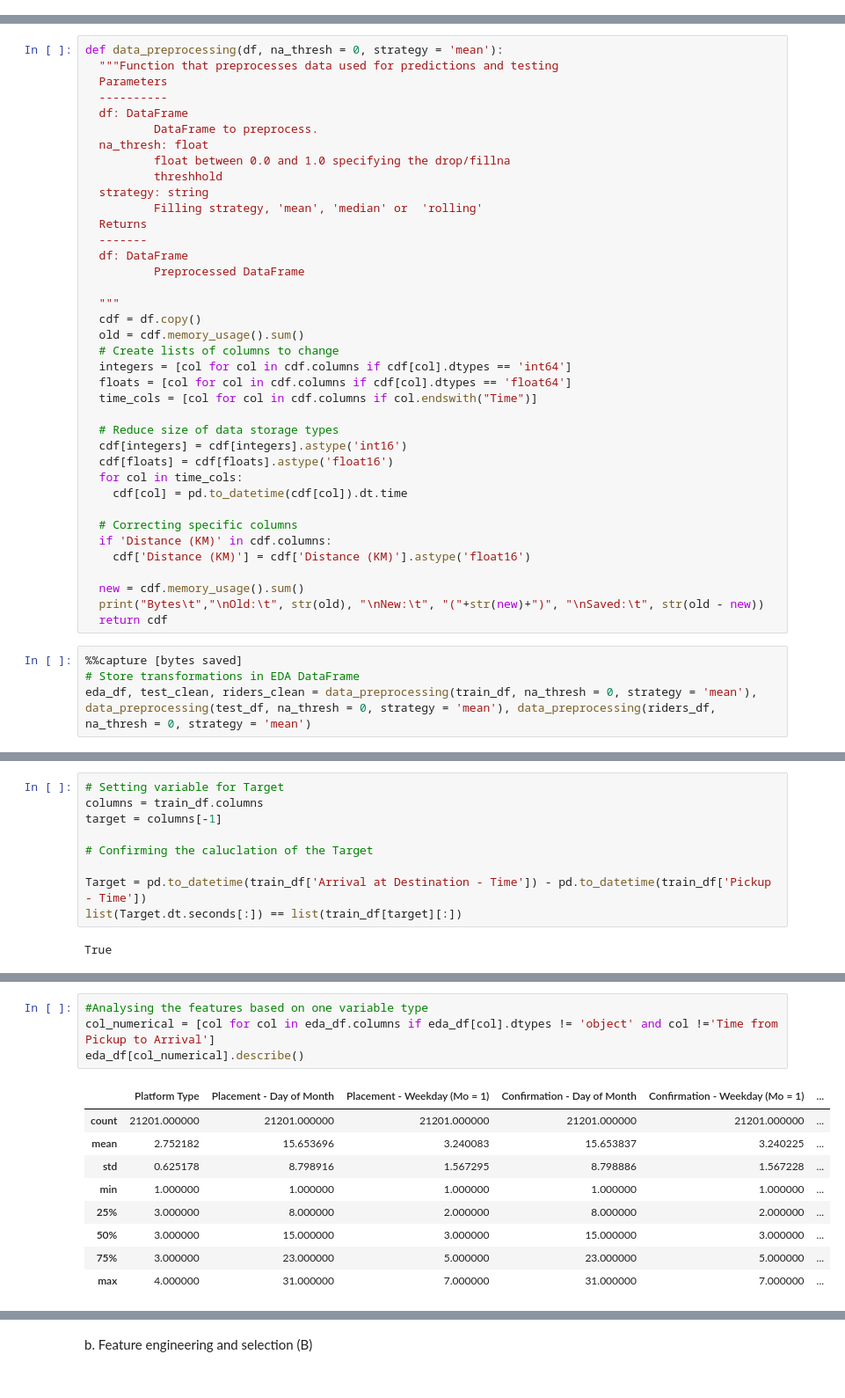
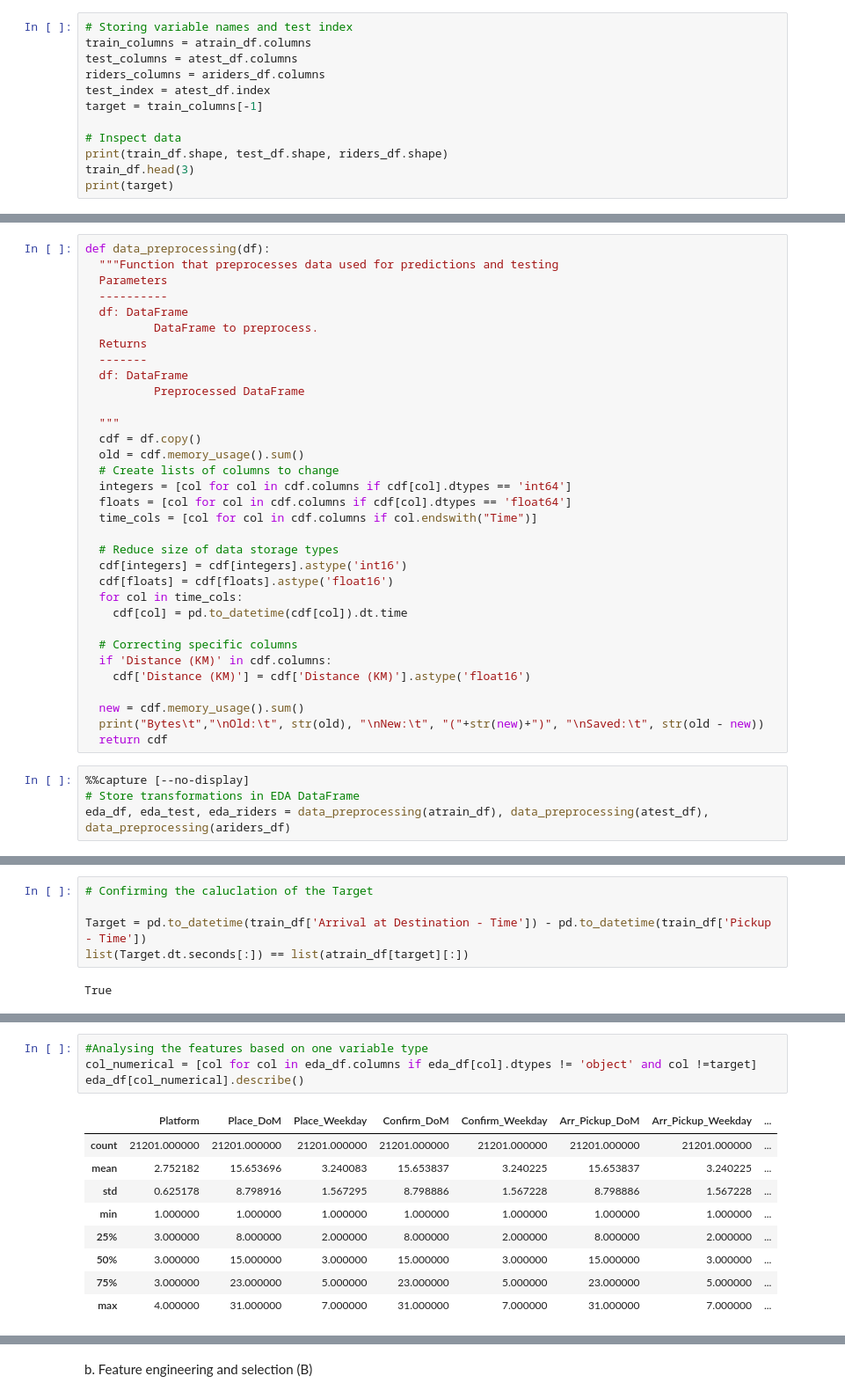
Before and after one commit to Dominic-byte/Team-13-Regression-Predict, a Jupyter notebook: Sendy_regressor.ipynb, the cells around one changed output, grey strips where cells are left out. Shown: that part at 88% size. Saved outputs shown, nothing was run; the diff lists cells and outputs as text.

```diff
--- a/Sendy_regressor.ipynb
+++ b/Sendy_regressor.ipynb
@@ -99,0 +140,12 @@ pd.options.display.max_colwidth = 50
+# %%
+# Storing variable names and test index
+train_columns = atrain_df.columns
+test_columns = atest_df.columns
+riders_columns = ariders_df.columns
+test_index = atest_df.index
+target = train_columns[-1]
+
+# Inspect data
+print(train_df.shape, test_df.shape, riders_df.shape)
+train_df.head(3)
+print(target)
@@ -190,15 +246,10 @@ memory usage: 5.3+ MB
 # %%
-def data_preprocessing(df, na_thresh = 0, strategy = 'mean'):
+def data_preprocessing(df):
   """Function that preprocesses data used for predictions and testing
   Parameters
   ----------
   df: DataFrame
           DataFrame to preprocess.
-  na_thresh: float
-          float between 0.0 and 1.0 specifying the drop/fillna
-          threshhold
-  strategy: string
-          Filling strategy, 'mean', 'median' or  'rolling'
   Returns
   -------
   df: DataFrame
@@ -226,6 +277,6 @@ def data_preprocessing(df, na_thresh = 0, strategy = 'mean'):
   print("Bytes\t","\nOld:\t", str(old), "\nNew:\t", "("+str(new)+")", "\nSaved:\t", str(old - new))
   return cdf
 # %%
-%%capture [bytes saved]
+%%capture [--no-display]
 # Store transformations in EDA DataFrame
-eda_df, test_clean, riders_clean = data_preprocessing(train_df, na_thresh = 0, strategy = 'mean'), data_preprocessing(test_df, na_thresh = 0, strategy = 'mean'), data_preprocessing(riders_df, na_thresh = 0, strategy = 'mean')
+eda_df, eda_test, eda_riders = data_preprocessing(atrain_df), data_preprocessing(atest_df), data_preprocessing(ariders_df)
@@ -240,12 +289,8 @@ a. Exploratory data analysis
 # %%
-# Setting variable for Target
-columns = train_df.columns
-target = columns[-1]
-
 # Confirming the caluclation of the Target
 
 Target = pd.to_datetime(train_df['Arrival at Destination - Time']) - pd.to_datetime(train_df['Pickup - Time'])
-list(Target.dt.seconds[:]) == list(train_df[target][:])
+list(Target.dt.seconds[:]) == list(atrain_df[target][:])
 # %% [output]
 True
 # %%
@@ -287,16 +322,16 @@ quick notes
 # %%
 #Analysing the features based on one variable type
-col_numerical = [col for col in eda_df.columns if eda_df[col].dtypes != 'object' and col !='Time from Pickup to Arrival']
+col_numerical = [col for col in eda_df.columns if eda_df[col].dtypes != 'object' and col !=target]
 eda_df[col_numerical].describe()
 # %% [output]
-|  | Platform Type | Placement - Day of Month | Placement - Weekday (Mo = 1) | Confirmation - Day of Month | Confirmation - Weekday (Mo = 1) | ... |
-| count | 21201.000000 | 21201.000000 | 21201.000000 | 21201.000000 | 21201.000000 | ... |
-| mean | 2.752182 | 15.653696 | 3.240083 | 15.653837 | 3.240225 | ... |
-| std | 0.625178 | 8.798916 | 1.567295 | 8.798886 | 1.567228 | ... |
-| min | 1.000000 | 1.000000 | 1.000000 | 1.000000 | 1.000000 | ... |
-| 25% | 3.000000 | 8.000000 | 2.000000 | 8.000000 | 2.000000 | ... |
-| 50% | 3.000000 | 15.000000 | 3.000000 | 15.000000 | 3.000000 | ... |
-| 75% | 3.000000 | 23.000000 | 5.000000 | 23.000000 | 5.000000 | ... |
-| max | 4.000000 | 31.000000 | 7.000000 | 31.000000 | 7.000000 | ... |
+|  | Platform | Place_DoM | Place_Weekday | Confirm_DoM | Confirm_Weekday | Arr_Pickup_DoM | Arr_Pickup_Weekday | ... |
+| count | 21201.000000 | 21201.000000 | 21201.000000 | 21201.000000 | 21201.000000 | 21201.000000 | 21201.000000 | ... |
+| mean | 2.752182 | 15.653696 | 3.240083 | 15.653837 | 3.240225 | 15.653837 | 3.240225 | ... |
+| std | 0.625178 | 8.798916 | 1.567295 | 8.798886 | 1.567228 | 8.798886 | 1.567228 | ... |
+| min | 1.000000 | 1.000000 | 1.000000 | 1.000000 | 1.000000 | 1.000000 | 1.000000 | ... |
+| 25% | 3.000000 | 8.000000 | 2.000000 | 8.000000 | 2.000000 | 8.000000 | 2.000000 | ... |
+| 50% | 3.000000 | 15.000000 | 3.000000 | 15.000000 | 3.000000 | 15.000000 | 3.000000 | ... |
+| 75% | 3.000000 | 23.000000 | 5.000000 | 23.000000 | 5.000000 | 23.000000 | 5.000000 | ... |
+| max | 4.000000 | 31.000000 | 7.000000 | 31.000000 | 7.000000 | 31.000000 | 7.000000 | ... |
 # %%
 #Plot histogram of numerical values
```
Also changed, not shown: parts of 44 cells of this notebook.
